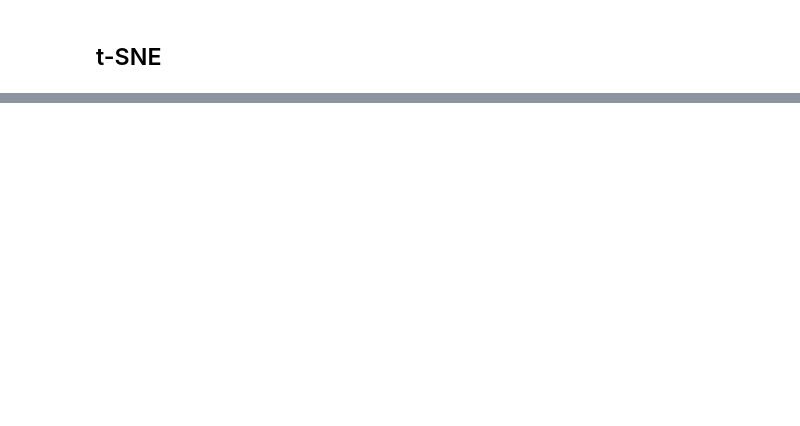
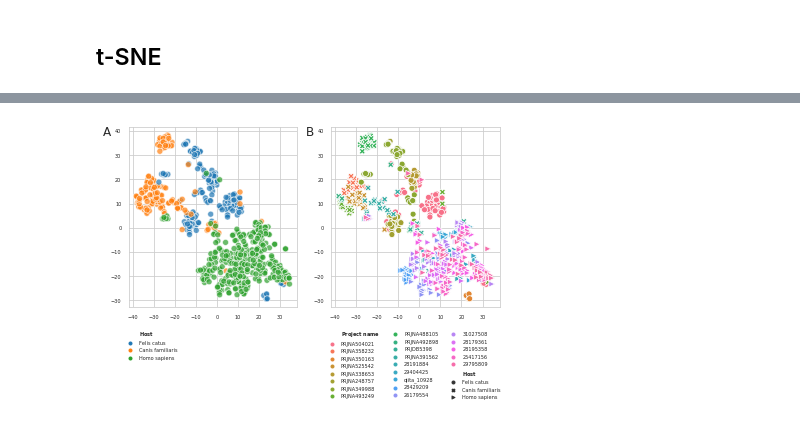
Before and after one commit to nadiabykova/microbiota_host_classifier, a Jupyter notebook: catsNdogs_part1_MDS.ipynb, the cells around one changed output, grey strips where cells are left out. Saved outputs shown, nothing was run; the diff lists cells and outputs as text; code cells hidden in the pictures; blank space fills up the shorter version.

```diff
--- a/catsNdogs_part1_MDS.ipynb
+++ b/catsNdogs_part1_MDS.ipynb
@@ -51,0 +52,27 @@ plot_MDS(X_transformed,cdh_sampled)
+# %%
+# pic for paper
+df = cdh_sampled
+alpha = 0.7
+plt.rcParams.update({'font.size': 5})
+fig, axs = plt.subplots(1,2,figsize=(6.65,3.32))
+axs[0].annotate('A',xy=(-0.15,0.95),xycoords='axes fraction',**{'size':12})
+axs[1].annotate('B',xy=(-0.15,0.95),xycoords='axes fraction',**{'size':12})
+g1 = sns.scatterplot(X_transformed[:,0],X_transformed[:,1],hue = df['Host'],alpha=alpha,ax=axs[0])
+handles, labels = axs[0].get_legend_handles_labels()
+labels[0]= r'$\bf{Host}$'
+g1.legend(handles, labels,loc='upper left', bbox_to_anchor=(-0.05,-0.1),ncol=1,markerscale=0.5,frameon=False)
+g = sns.scatterplot(X_transformed[:,0],X_transformed[:,1],
+                    style = df['Host'],
+                    markers = ['o', 'X', '>'],
+                    hue = df['project_name'],ax=axs[1])
+handles, labels = axs[1].get_legend_handles_labels()
+#print(handles)
+#print(labels)
+labels[0]= r'$\bf{Project \ name}$'
+labels[-4]= r'$\bf{Host}$'
+g.legend(handles, labels,loc='upper left', bbox_to_anchor=(-0.05,-0.1),ncol=3,markerscale=0.5,frameon=False)
+#plt.show()
+plt.savefig('pics/Figure1.pdf',dpi = 300,bbox_inches='tight')
+#bbox_to_anchor=(-0.2, -0.35),
+# %% [output]
+[figure, added]
```
Also changed, not shown: parts of 3 cells of this notebook, 8 other files.
